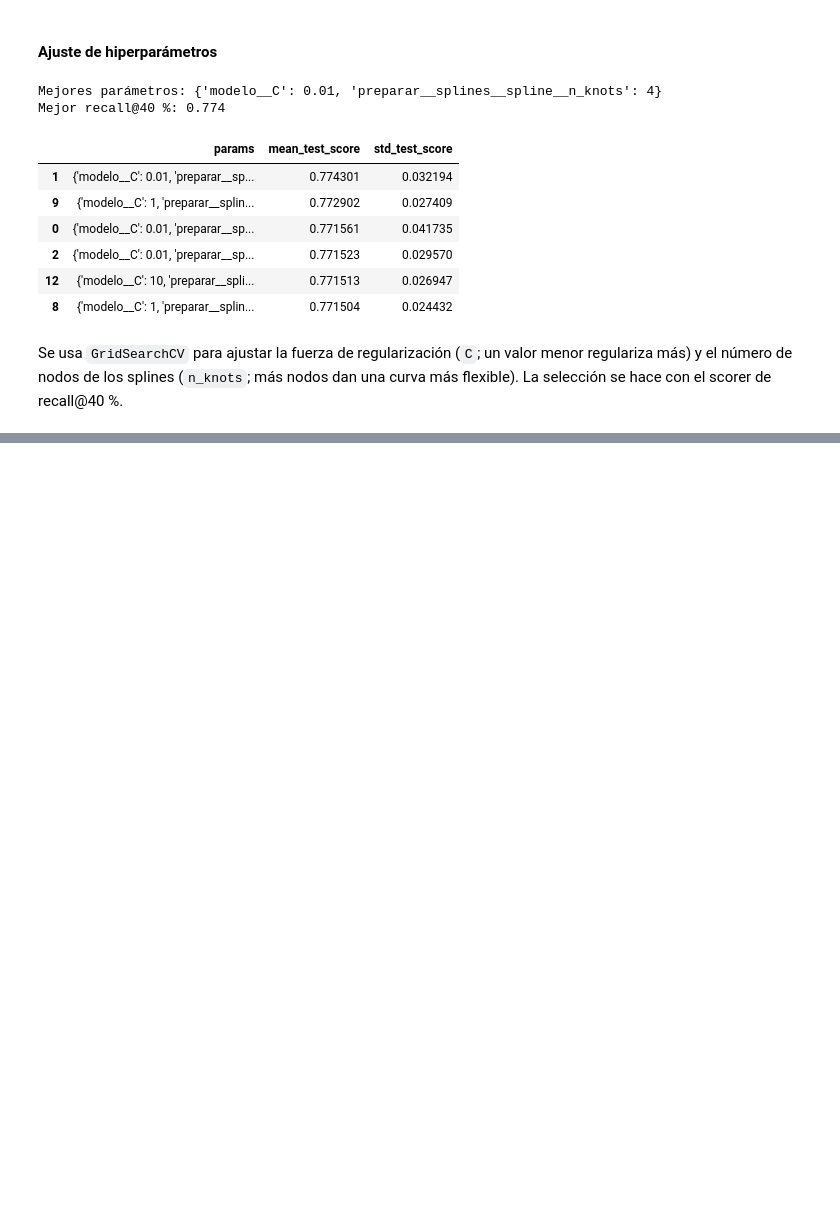
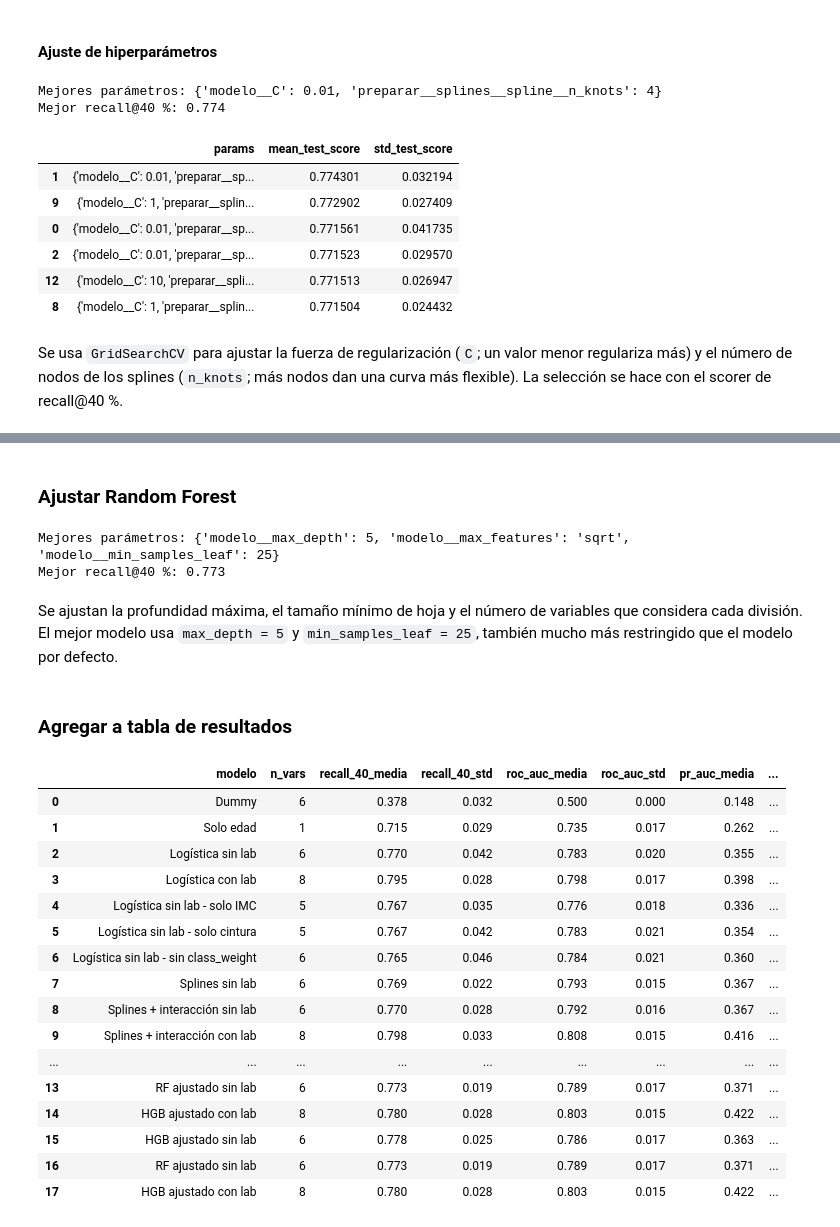
Before and after one commit to Alixguti9620/MIAD-DSA-Metabolic-Health-Explorer, a Jupyter notebook: scripts/07_modelos_iniciales_v1.ipynb, the cells around one changed output, grey strips where cells are left out. Saved outputs shown, nothing was run; the diff lists cells and outputs as text; code cells hidden in the pictures; blank space fills up the shorter version.

Commit message:
Agregar árboles, selección del modelo y evaluación

```diff
--- a/scripts/07_modelos_iniciales_v1.ipynb
+++ b/scripts/07_modelos_iniciales_v1.ipynb
@@ -412,0 +428,15 @@ Se usa `GridSearchCV` para ajustar la fuerza de regularización (`C`; un valor m
+# %%
+hgb_default = HistGradientBoostingClassifier(class_weight="balanced",
+                                             random_state=RANDOM_STATE)
+
+rf_default = Pipeline([
+    ("imputar", SimpleImputer(strategy="median")),
+    ("modelo", RandomForestClassifier(n_estimators=300, class_weight="balanced",
+                                      random_state=RANDOM_STATE, n_jobs=-1)),
+])
+
+for nombre, modelo in [("HGB por defecto", hgb_default), ("RF por defecto", rf_default)]:
+    res = cross_validate(modelo, X_train[VARS_SIN_LAB], y_train, cv=cv,
+                         scoring=METRICAS, return_train_score=True)
+    print(f"{nombre}: recall@40 % entrenamiento = {res['train_recall_40'].mean():.3f}, "
+          f"validación = {res['test_recall_40'].mean():.3f}")
@@ -412,0 +477,55 @@ Se usa `GridSearchCV` para ajustar la fuerza de regularización (`C`; un valor m
+# %% [markdown]
+### Ajustar Random Forest
+# %%
+busqueda_rf = RandomizedSearchCV(
+    rf_default,
+    param_distributions={
+        "modelo__max_depth":        [3, 4, 5, 6, 8, None],
+        "modelo__min_samples_leaf": randint(5, 100),
+        "modelo__max_features":     ["sqrt", 0.5, None],
+    },
+    n_iter=20,
+    scoring=scorer_r40,
+    cv=cv,
+    random_state=RANDOM_STATE,
+    n_jobs=-1,
+)
+busqueda_rf.fit(X_train[VARS_SIN_LAB], y_train)
+
+print("Mejores parámetros:", busqueda_rf.best_params_)
+print("Mejor recall@40 %:", round(busqueda_rf.best_score_, 3))
+# %% [output]
+Mejores parámetros: {'modelo__max_depth': 5, 'modelo__max_features': 'sqrt', 'modelo__min_samples_leaf': 25}
+Mejor recall@40 %: 0.773
+# %% [markdown]
+Se ajustan la profundidad máxima, el tamaño mínimo de hoja y el número de variables que considera cada división. El mejor modelo usa `max_depth = 5` y `min_samples_leaf = 25`, también mucho más restringido que el modelo por defecto.
+# %% [markdown]
+### Agregar a tabla de resultados
+# %%
+evaluar("HGB ajustado sin lab", busqueda_hgb.best_estimator_, VARS_SIN_LAB)
+evaluar("RF ajustado sin lab",  busqueda_rf.best_estimator_,  VARS_SIN_LAB)
+
+hgb_con_lab = HistGradientBoostingClassifier(class_weight="balanced",
+                                             random_state=RANDOM_STATE,
+                                             **busqueda_hgb.best_params_)
+evaluar("HGB ajustado con lab", hgb_con_lab, VARS_CON_LAB)
+
+pd.DataFrame(resultados).round(3)
+# %% [output]
+|  | modelo | n_vars | recall_40_media | recall_40_std | roc_auc_media | roc_auc_std | pr_auc_media | ... |
+| 0 | Dummy | 6 | 0.378 | 0.032 | 0.500 | 0.000 | 0.148 | ... |
+| 1 | Solo edad | 1 | 0.715 | 0.029 | 0.735 | 0.017 | 0.262 | ... |
+| 2 | Logística sin lab | 6 | 0.770 | 0.042 | 0.783 | 0.020 | 0.355 | ... |
+| 3 | Logística con lab | 8 | 0.795 | 0.028 | 0.798 | 0.017 | 0.398 | ... |
+| 4 | Logística sin lab - solo IMC | 5 | 0.767 | 0.035 | 0.776 | 0.018 | 0.336 | ... |
+| 5 | Logística sin lab - solo cintura | 5 | 0.767 | 0.042 | 0.783 | 0.021 | 0.354 | ... |
+| 6 | Logística sin lab - sin class_weight | 6 | 0.765 | 0.046 | 0.784 | 0.021 | 0.360 | ... |
+| 7 | Splines sin lab | 6 | 0.769 | 0.022 | 0.793 | 0.015 | 0.367 | ... |
+| 8 | Splines + interacción sin lab | 6 | 0.770 | 0.028 | 0.792 | 0.016 | 0.367 | ... |
+| 9 | Splines + interacción con lab | 8 | 0.798 | 0.033 | 0.808 | 0.015 | 0.416 | ... |
+| ... | ... | ... | ... | ... | ... | ... | ... | ... |
+| 13 | RF ajustado sin lab | 6 | 0.773 | 0.019 | 0.789 | 0.017 | 0.371 | ... |
+| 14 | HGB ajustado con lab | 8 | 0.780 | 0.028 | 0.803 | 0.015 | 0.422 | ... |
+| 15 | HGB ajustado sin lab | 6 | 0.778 | 0.025 | 0.786 | 0.017 | 0.363 | ... |
+| 16 | RF ajustado sin lab | 6 | 0.773 | 0.019 | 0.789 | 0.017 | 0.371 | ... |
+| 17 | HGB ajustado con lab | 8 | 0.780 | 0.028 | 0.803 | 0.015 | 0.422 | ... |
```
Also changed, not shown: parts of 22 cells of this notebook.
